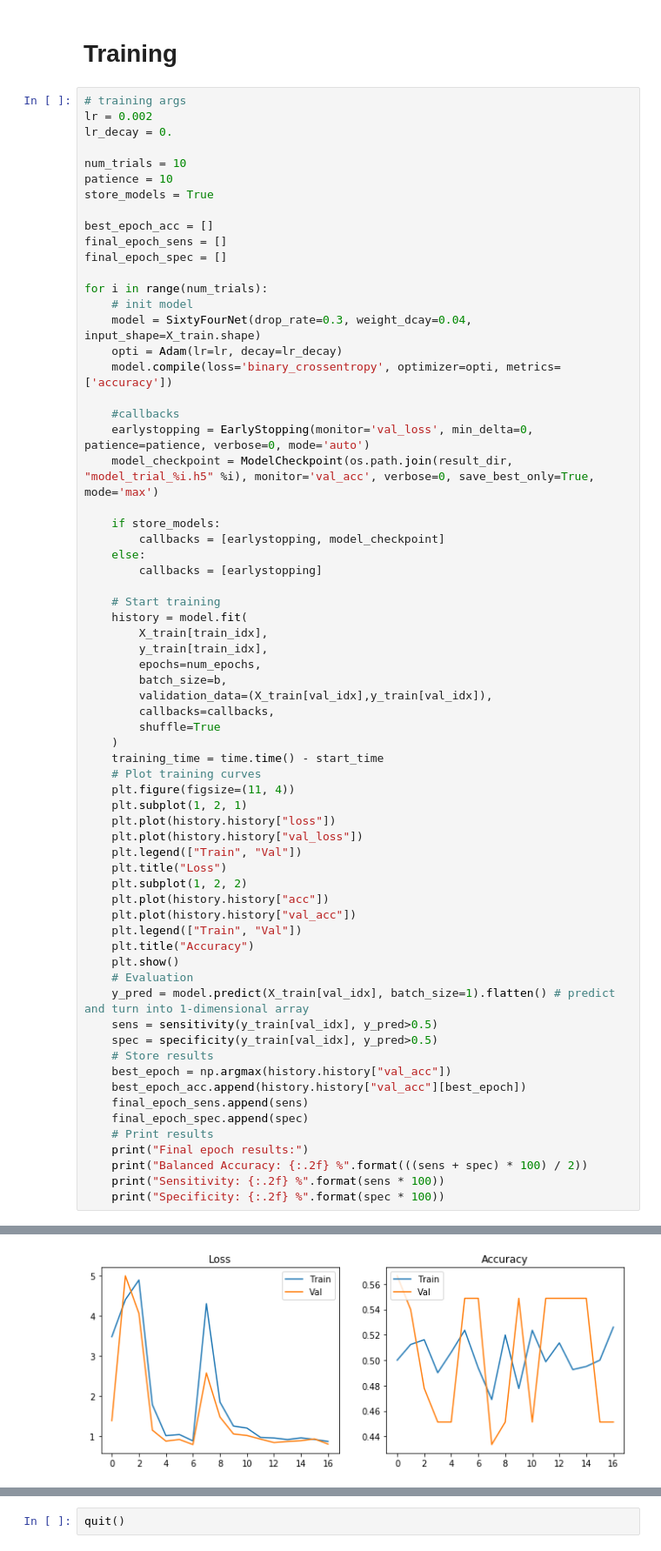
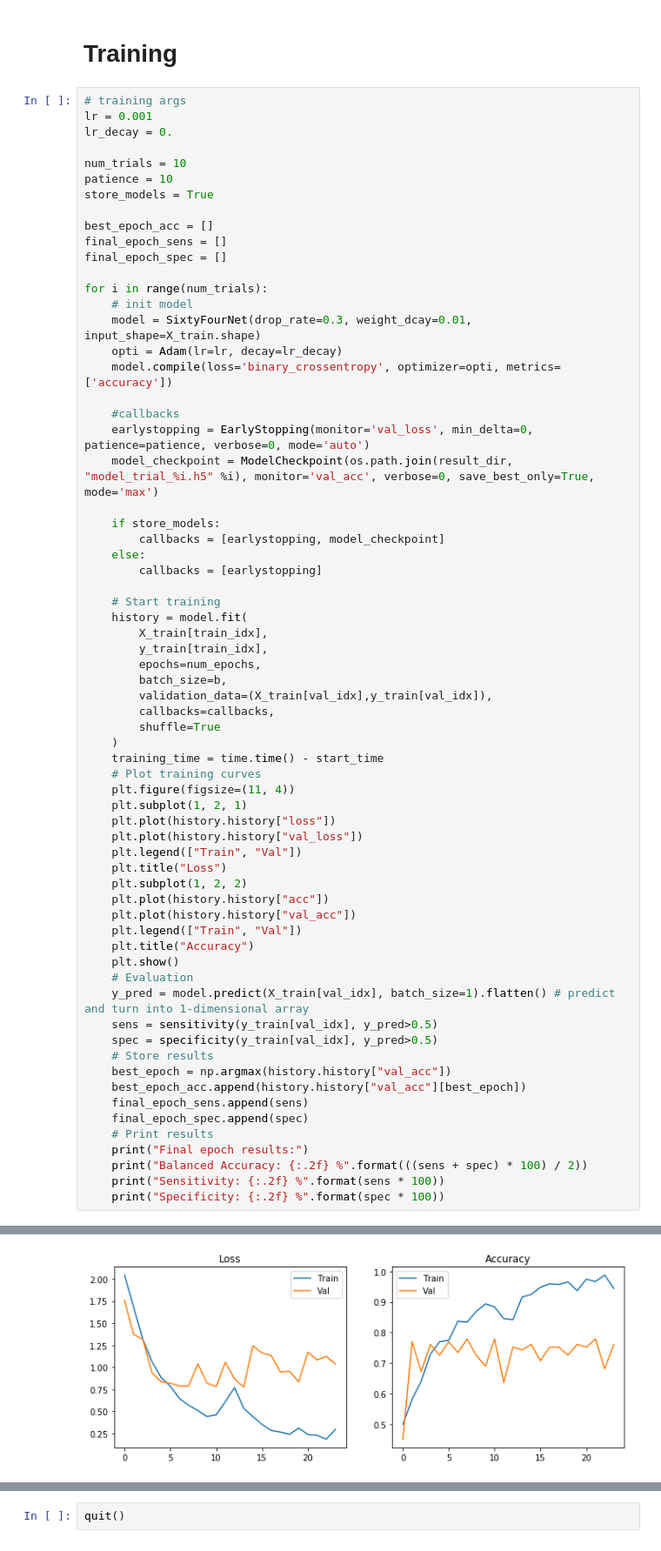
Before and after one commit to derEitel/explainableMS, a Jupyter notebook: Pretraining on ADNI/Training on ADNI.ipynb, the cells around one changed output, grey strips where cells are left out. Shown: that part at 87% size. Saved outputs shown, nothing was run; the diff lists cells and outputs as text.

```diff
--- a/Pretraining on ADNI/Training on ADNI.ipynb
+++ b/Pretraining on ADNI/Training on ADNI.ipynb
@@ -192,7 +169,7 @@ array([[1.3599842, 1.3599842, 1.3599842, ..., 1.3599842, 1.3599842,
 # Training
 # %%
 # training args
-lr = 0.002
+lr = 0.001
 lr_decay = 0.
 
 num_trials = 10
@@ -205,7 +182,7 @@ final_epoch_spec = []
 
 for i in range(num_trials):
     # init model
-    model = SixtyFourNet(drop_rate=0.3, weight_dcay=0.04, input_shape=X_train.shape)
+    model = SixtyFourNet(drop_rate=0.3, weight_dcay=0.01, input_shape=X_train.shape)
     opti = Adam(lr=lr, decay=lr_decay)
     model.compile(loss='binary_crossentropy', optimizer=opti, metrics=['accuracy'])
 
@@ -295,2 +272,2 @@ Epoch 17/45
-[figure, old version]
+[figure, new version]
 Final epoch results:
```
Also changed, not shown: parts of 9 cells of this notebook, 9 other files.
